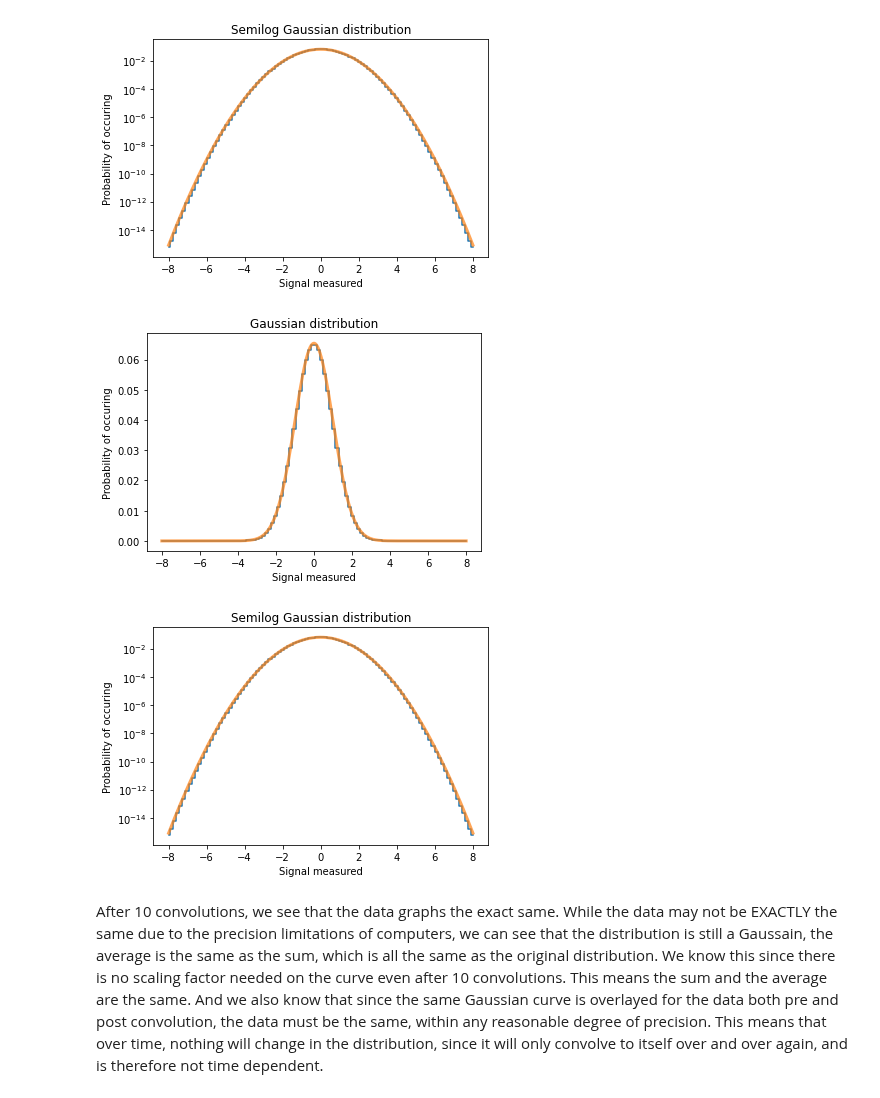
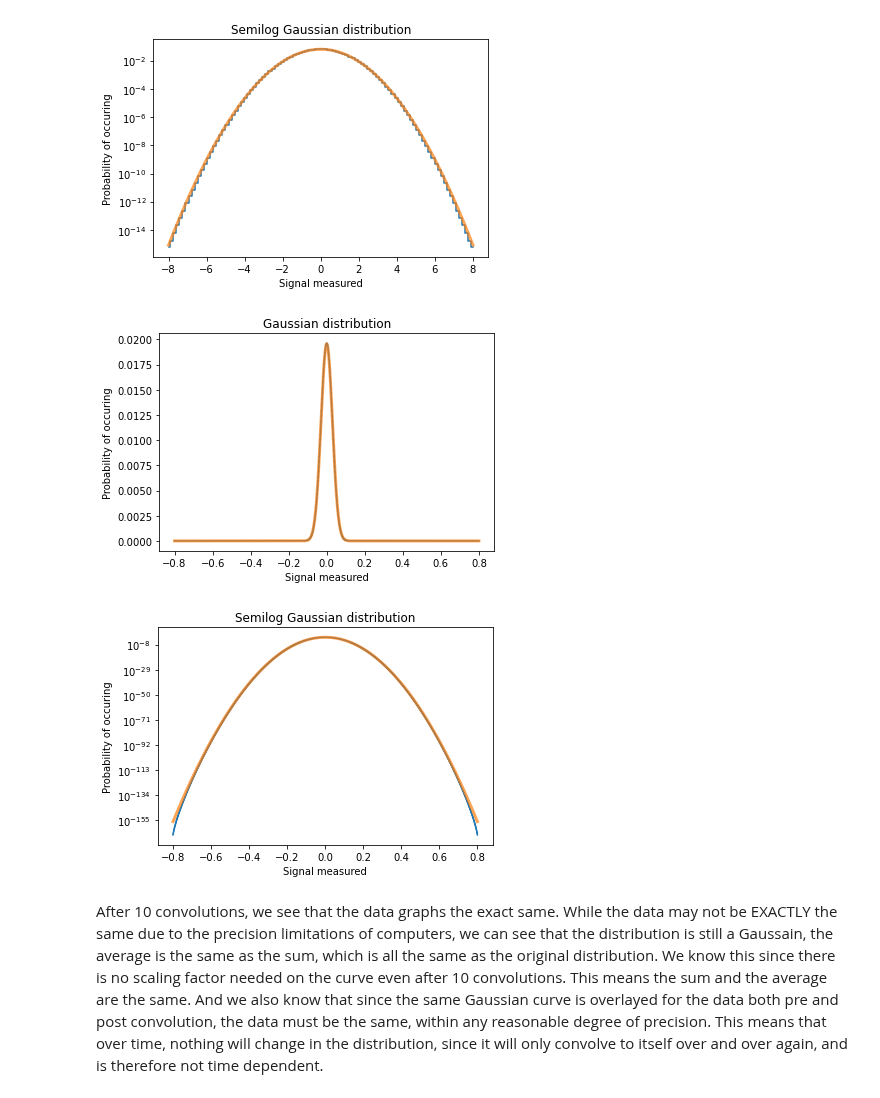
Before and after one commit to WyattOtsuka/PHYS434, a Jupyter notebook: HW2.ipynb, the cells around one changed output. Cells and saved outputs as stored; diff of their text form; code cells hidden in the pictures.

```diff
--- a/HW2.ipynb
+++ b/HW2.ipynb
@@ -109,6 +109,7 @@ Technically, this plot is not a Gaussian distribution. At the tails, the distrib
 # %%
 # sets up bins to convolve
 start = -100000
+bins = [-1]*100
 for i, end in zip(range(99), np.linspace(-8,8,99)):
     bins[i] = scipy.stats.norm.cdf(end) - scipy.stats.norm.cdf(start)
     start = end
@@ -144,31 +145,31 @@ plt.show()
 # self convolve 10 times for the sum
 convolvedBins = bins
 for i in range(10):
-    convolved_data = np.convolve(convolvedBins, bins, mode = "full").tolist()
+    convolvedBins = np.convolve(convolvedBins, bins, mode = "full").tolist()
 # %%
 fig, ax = plt.subplots(1,1)
 
-plt.step(x=np.linspace(-8,8,100), y = convolvedBins, where = 'mid')
-x = np.linspace(-8,8,10000)
-ax.plot(x,scipy.stats.norm.pdf(x,scale = 1)/6.1,linewidth = 3,alpha = 0.7) # 6.1 fits the curve to the distribution
+plt.step(x=np.linspace(-0.8,0.8,1090), y = convolvedBins, where = 'mid')
+x = np.linspace(-0.8,0.8,10000)
+ax.plot(x,scipy.stats.norm.pdf(x,scale = 0.030)/(680),linewidth = 3,alpha = 0.7) # 6.1 fits the curve to the distribution
 
 plt.xlabel("Signal measured")
 plt.ylabel("Probability of occuring")
 plt.title("Gaussian distribution")
 plt.show()
 
 fig, ax = plt.subplots(1,1)
-plt.step(x=np.linspace(-8,8,100), y = convolvedBins, where = 'mid')
-x = np.linspace(-8,8,10000)
-ax.plot(x,scipy.stats.norm.pdf(x,scale = 1)/6.1,linewidth = 3,alpha = 0.7)
+plt.step(x=np.linspace(-0.8,0.8,1090), y = convolvedBins, where = 'mid')
+x = np.linspace(-0.8,0.8,10000)
+ax.plot(x,scipy.stats.norm.pdf(x,scale = 0.030)/(680),linewidth = 3,alpha = 0.7)
 
 plt.xlabel("Signal measured")
 plt.ylabel("Probability of occuring")
 plt.title("Semilog Gaussian distribution")
 plt.semilogy()
 plt.show()
 # %% [output]
-[figure, old version]
+[figure, new version]
-[figure, old version]
+[figure, new version]
 # %% [markdown]
 After 10 convolutions, we see that the data graphs the exact same. While the data may not be EXACTLY the same due to the precision limitations of computers, we can see that the distribution is still a Gaussain, the average is the same as the sum, which is all the same as the original distribution. We know this since there is no scaling factor needed on the curve even after 10 convolutions. This means the sum and the average are the same. And we also know that since the same Gaussian curve is overlayed for the data both pre and post convolution, the data must be the same, within any reasonable degree of precision. This means that over time, nothing will change in the distribution, since it will only convolve to itself over and over again, and is therefore not time dependent.
```
